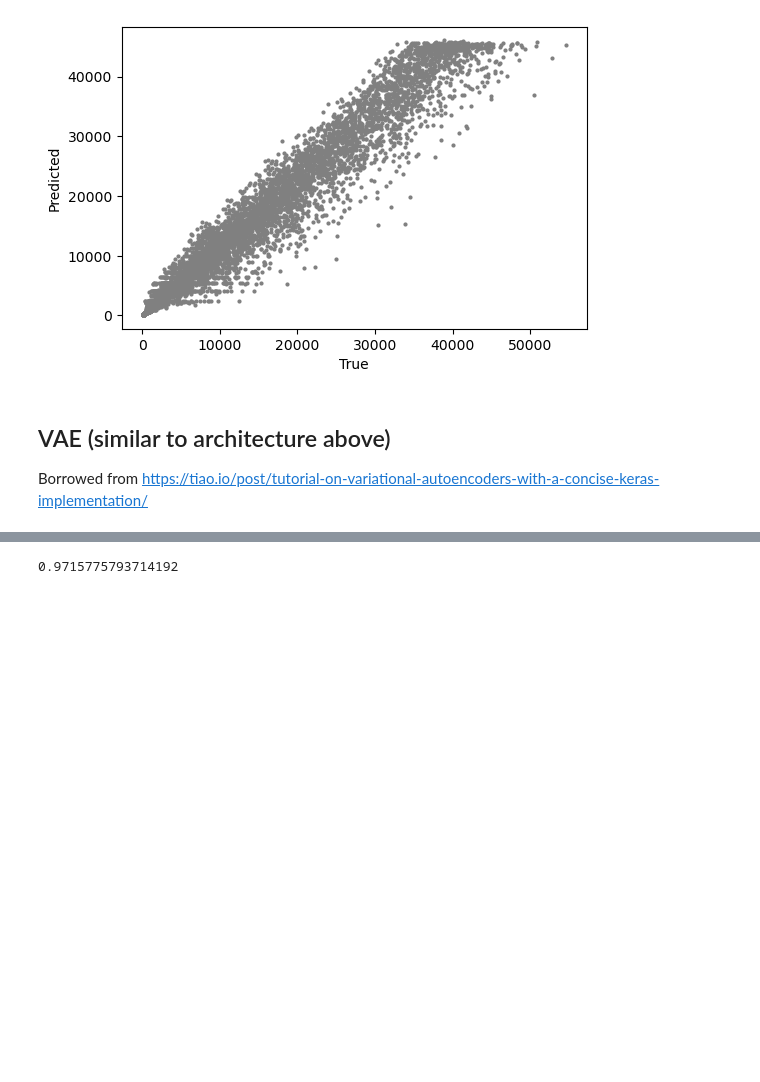
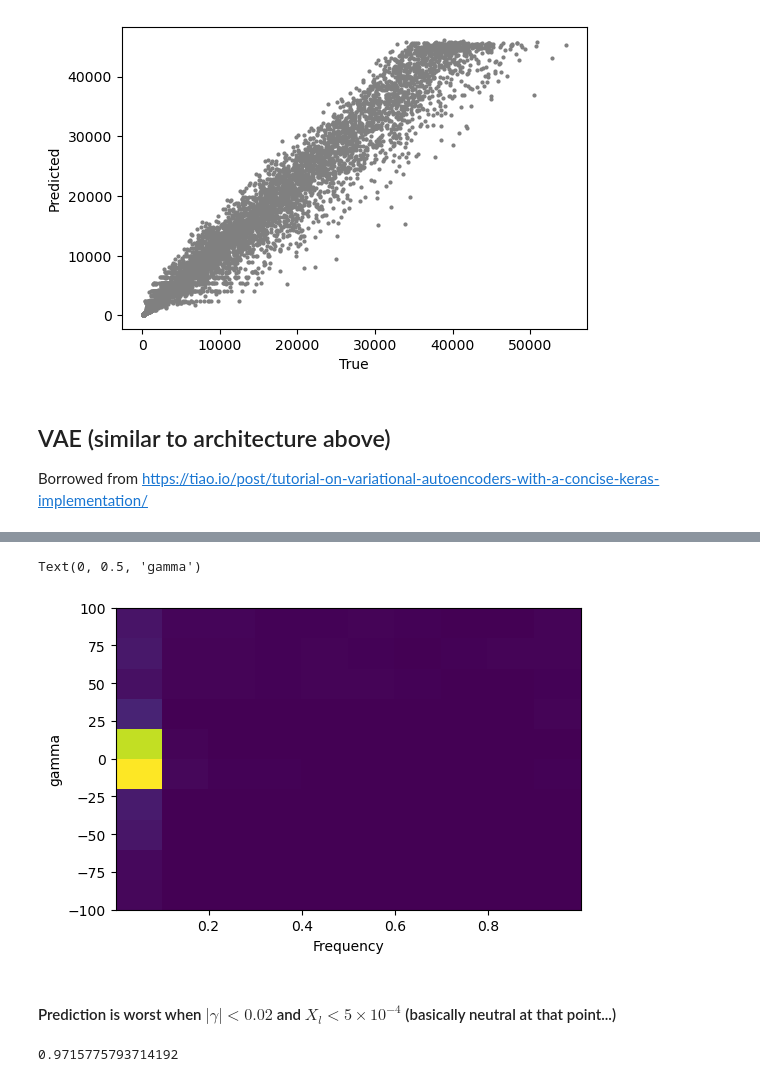
Before and after one commit to VivaswatS/selCoefEst, a Jupyter notebook: working_selCoefEst.ipynb, the cells around one changed output, grey strips where cells are left out. Drawn from its saved outputs; the diff is of its cells as text; code cells hidden in the pictures; blank space fills up the shorter version.

```diff
--- a/working_selCoefEst.ipynb
+++ b/working_selCoefEst.ipynb
@@ -300,0 +309,4 @@ Text(0.5, 1.0, 'Allele age estimation')
+# %%
+def get_eci(x, alpha=0.05):
+    e_ecdf = ECDF(np.sort(x))
+    return (e_ecdf.x[e_ecdf.y<=alpha][-1], e_ecdf.x[e_ecdf.y>=(1-alpha)][0])
@@ -301,3 +324,14 @@ Text(0.5, 1.0, 'Allele age estimation')
+# %%
+# frequencies & gamma at which prediction was not within the CI
+plt.figure(dpi=100)
+plt.hist2d(np.exp(test_data[np.ravel(np.where(~inctr)),0]), test_data[np.ravel(np.where(~inctr)),1])
+plt.xlabel('Frequency')
+plt.ylabel('gamma')
+# %% [output]
+Text(0, 0.5, 'gamma')
+[figure, added]
+# %% [markdown]
+#### Prediction is worst when $|\gamma| < 0.02$ and $X_l < 5 \times 10^{-4}$ (basically neutral at that point...)
 # %%
 print(np.corrcoef(np.ravel(test_labs), np.ravel(preds))[0,1])
 plt.figure(dpi=100)
```
Also changed, not shown: parts of 17 cells of this notebook.
